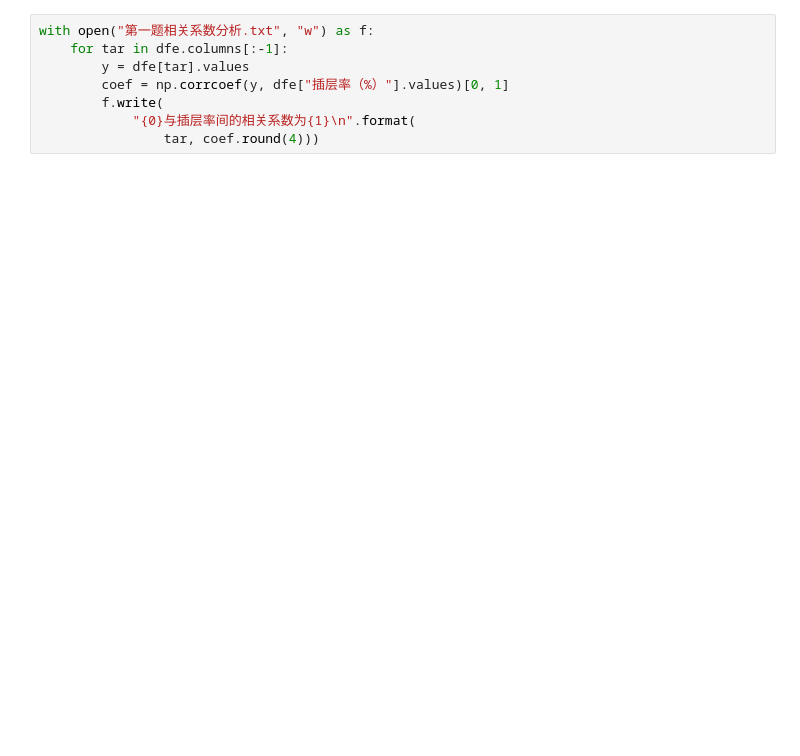
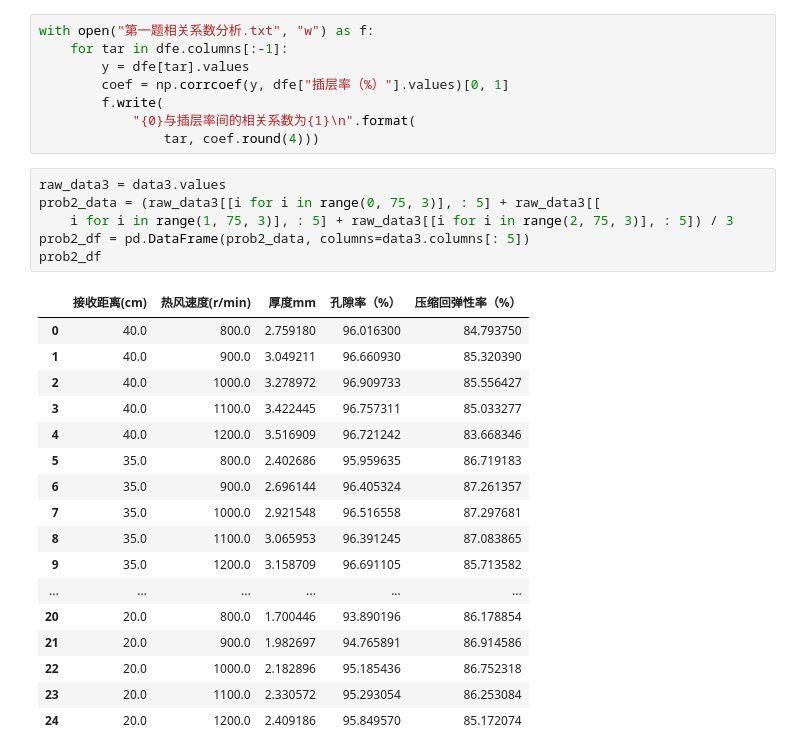
Before and after one commit to NightingaleCen/C-script, a Jupyter notebook: solver.ipynb, the cells around one changed output. Drawn from its saved outputs; the diff is of its cells as text; blank space fills up the shorter version.

```diff
--- a/solver.ipynb
+++ b/solver.ipynb
@@ -130,3 +130,27 @@ with open("第一题相关系数分析.txt", "w") as f:
         f.write(
             "{0}与插层率间的相关系数为{1}\n".format(
                 tar, coef.round(4)))
+# %%
+raw_data3 = data3.values
+prob2_data = (raw_data3[[i for i in range(0, 75, 3)], : 5] + raw_data3[[
+    i for i in range(1, 75, 3)], : 5] + raw_data3[[i for i in range(2, 75, 3)], : 5]) / 3
+prob2_df = pd.DataFrame(prob2_data, columns=data3.columns[: 5])
+prob2_df
+# %% [output]
+|  | 接收距离(cm) | 热风速度(r/min) | 厚度mm | 孔隙率（%） | 压缩回弹性率（%） |
+| 0 | 40.0 | 800.0 | 2.759180 | 96.016300 | 84.793750 |
+| 1 | 40.0 | 900.0 | 3.049211 | 96.660930 | 85.320390 |
+| 2 | 40.0 | 1000.0 | 3.278972 | 96.909733 | 85.556427 |
+| 3 | 40.0 | 1100.0 | 3.422445 | 96.757311 | 85.033277 |
+| 4 | 40.0 | 1200.0 | 3.516909 | 96.721242 | 83.668346 |
+| 5 | 35.0 | 800.0 | 2.402686 | 95.959635 | 86.719183 |
+| 6 | 35.0 | 900.0 | 2.696144 | 96.405324 | 87.261357 |
+| 7 | 35.0 | 1000.0 | 2.921548 | 96.516558 | 87.297681 |
+| 8 | 35.0 | 1100.0 | 3.065953 | 96.391245 | 87.083865 |
+| 9 | 35.0 | 1200.0 | 3.158709 | 96.691105 | 85.713582 |
+| ... | ... | ... | ... | ... | ... |
+| 20 | 20.0 | 800.0 | 1.700446 | 93.890196 | 86.178854 |
+| 21 | 20.0 | 900.0 | 1.982697 | 94.765891 | 86.914586 |
+| 22 | 20.0 | 1000.0 | 2.182896 | 95.185436 | 86.752318 |
+| 23 | 20.0 | 1100.0 | 2.330572 | 95.293054 | 86.253084 |
+| 24 | 20.0 | 1200.0 | 2.409186 | 95.849570 | 85.172074 |
```
Also changed, not shown: parts of 1 cell of this notebook, 1 other file.
